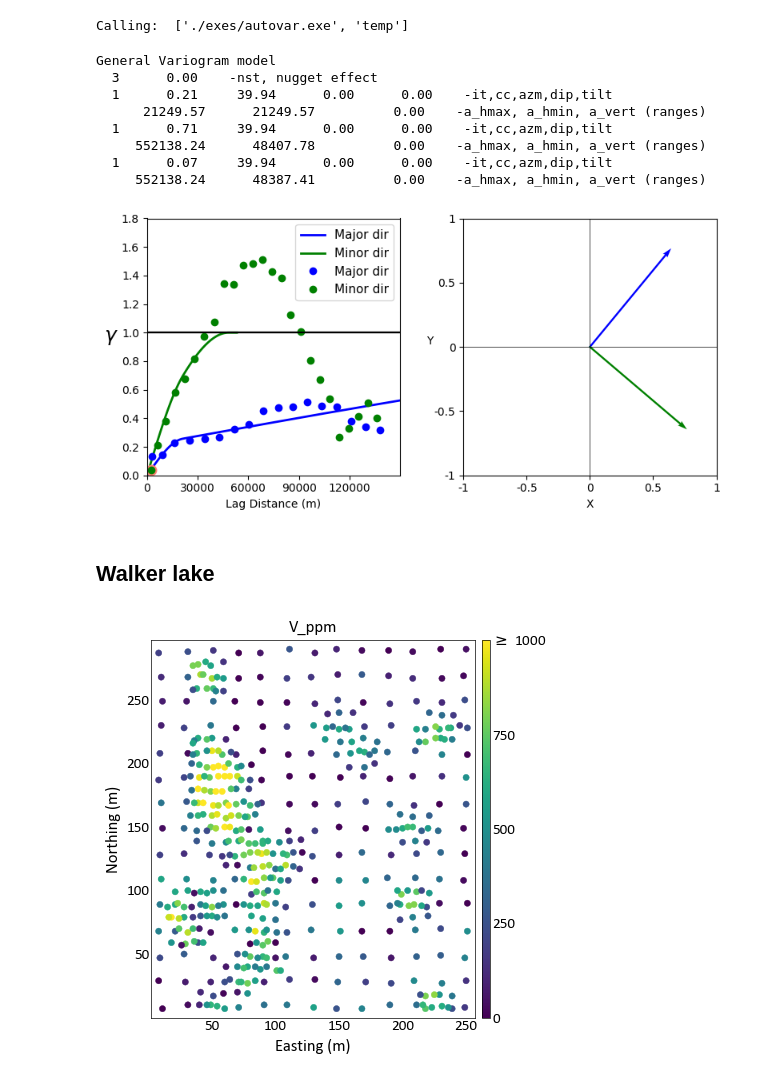
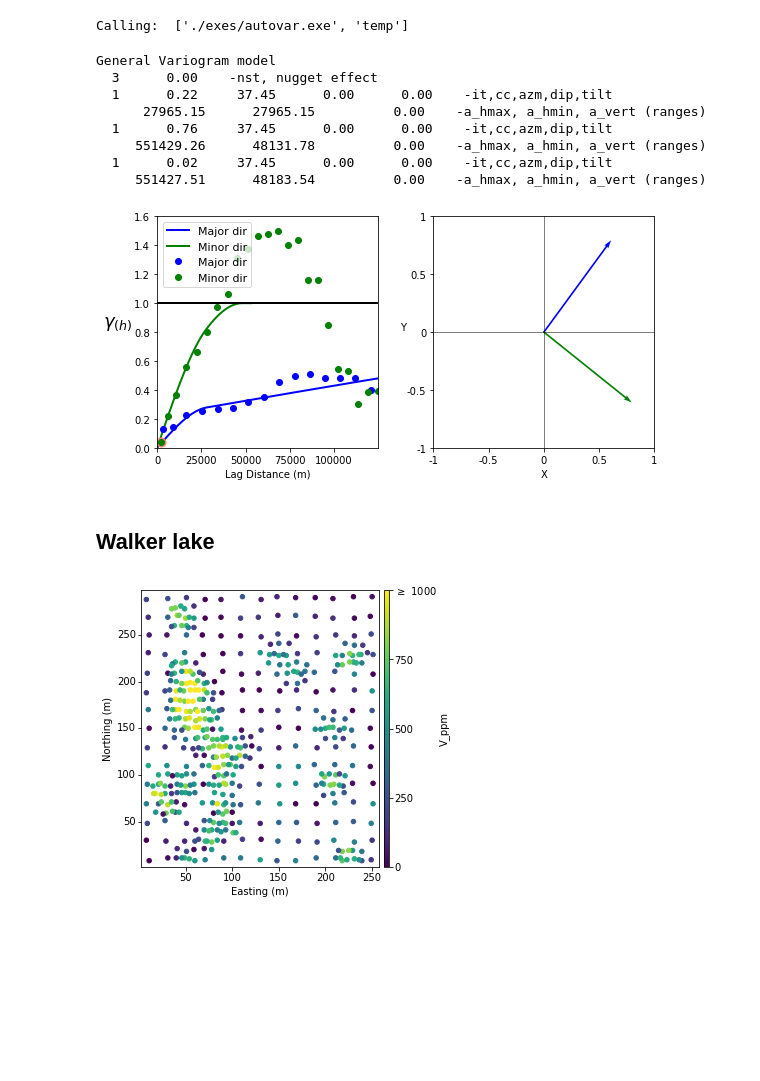
Before and after one commit to Ldvsv/autovar1003, a Jupyter notebook: Notebook/autovar_examples.ipynb, the cells around one changed output. Drawn from its saved outputs; the diff is of its cells as text; code cells hidden in the pictures; blank space fills up the shorter version.

```diff
--- a/Notebook/autovar_examples.ipynb
+++ b/Notebook/autovar_examples.ipynb
@@ -175,38 +137,38 @@ autovar.run(parstr=parstr.format(data=datdir), liveoutput=False)
 Calling:  ['./exes/autovar.exe', 'temp']
 # %%
 # Variograms and directions per anchor
-model = gs.DataFile("outputs/autovarmod_sic.out")
-exp = gs.DataFile("outputs/autovar_sic.out")
-dbg = gs.DataFile("outputs/debug_sic.out")
-xlimmaj = 150000
-xlimmin = 150000
-xlimter = 100
-plot_autovar2d(model, exp, dbg, xlimmaj, xlimmin, xlimter)
+model = gs.DataFile('outputs/autovarmod_sic.out')
+exp = gs.DataFile('outputs/autovar_sic.out')
+dbg = gs.DataFile('outputs/debug_sic.out')
+xlimmaj=125000
+xlimmin=125000
+xlimter=100
+plot_autovar2d(model,exp,dbg,xlimmaj,xlimmin,xlimter,1.6)
 # Models
-varfit = open("outputs/varfit_sic.out", "r")
+varfit = open('outputs/varfit_sic.out' , "r")
 varfitc = varfit.read()
 
-print("\033[1m" + "General Variogram model" + "\033[0m")
+print("\033[1m"+'General Variogram model'+"\033[0m")
 print(varfitc)
-gs.export_image(figdir + "sic_auto.png", dpi=300)
+gs.export_image(figdir + 'sic_auto.png', dpi =300)
 # %% [output]
 General Variogram model
   3      0.00    -nst, nugget effect
-  1      0.21     39.94      0.00      0.00    -it,cc,azm,dip,tilt
-      21249.57      21249.57          0.00    -a_hmax, a_hmin, a_vert (ranges)
-  1      0.71     39.94      0.00      0.00    -it,cc,azm,dip,tilt
-     552138.24      48407.78          0.00    -a_hmax, a_hmin, a_vert (ranges)
-  1      0.07     39.94      0.00      0.00    -it,cc,azm,dip,tilt
-     552138.24      48387.41          0.00    -a_hmax, a_hmin, a_vert (ranges)
+  1      0.22     37.45      0.00      0.00    -it,cc,azm,dip,tilt
+      27965.15      27965.15          0.00    -a_hmax, a_hmin, a_vert (ranges)
+  1      0.76     37.45      0.00      0.00    -it,cc,azm,dip,tilt
+     551429.26      48131.78          0.00    -a_hmax, a_hmin, a_vert (ranges)
+  1      0.02     37.45      0.00      0.00    -it,cc,azm,dip,tilt
+     551427.51      48183.54          0.00    -a_hmax, a_hmin, a_vert (ranges)
-[figure, old version]
+[figure, new version]
 # %% [markdown]
 ## Walker lake
 # %%
 walker_samples = gs.DataFile(datdir + "walker_lake_samples_.dat")
-gs.location_plot(walker_samples, var="V_ppm", vlim=(0, 1000), figsize=(5, 5))
+gs.location_plot(walker_samples, var ='V_ppm', vlim = (0, 1000), figsize = (5,5), plot_style ='mpldefault',title ='',cbar_label ='V_ppm')
 gs.export_image(figdir + "walker_data.png")
 # %% [output]
-[figure, old version]
+[figure, new version]
 # %%
 parstr = """                Parameters for Autovar
                 ************************
```
Also changed, not shown: parts of 5 cells of this notebook, 14 other files.
